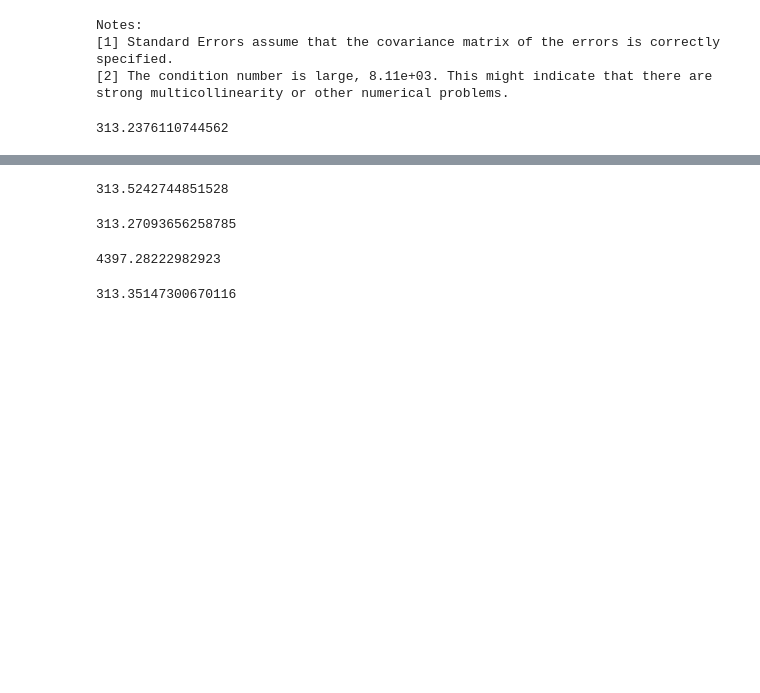
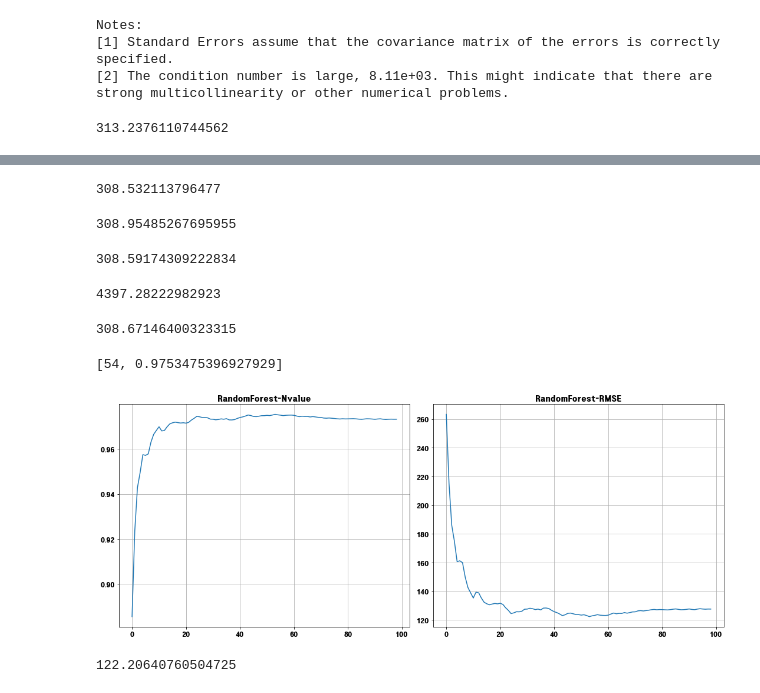
Before and after one commit to Jeong-Beom/TIL, a Jupyter notebook: Self-Study/복습 및 자습/DACON/펭귄 몸무게 예측 경진대회(Basic)/Model_Plus.ipynb, the cells around one changed output, grey strips where cells are left out. Drawn from its saved outputs; the diff is of its cells as text; code cells hidden in the pictures; blank space fills up the shorter version.

```diff
--- a/Self-Study/복습 및 자습/DACON/펭귄 몸무게 예측 경진대회(Basic)/Model_Plus.ipynb
+++ b/Self-Study/복습 및 자습/DACON/펭귄 몸무게 예측 경진대회(Basic)/Model_Plus.ipynb
@@ -126,3 +137,16 @@ def RMSE(true, pred):
 RMSE(result.predict(train[x_list]), train.Body_Mass)
 # %% [output]
 313.2376110744562
+# %%
+train.columns = ['Species', 'Island', 'Clutch_Completion', 'Culmen_Length',
+                 'Culmen_Depth', 'Flipper_Length', 'Sex', 'Delta_15_N', 'Delta_13_C',
+                 'Body_Mass']
+# %%
+from statsmodels.formula.api import ols
+from statsmodels.api import OLS, add_constant
+x_list = train.drop(['Body_Mass'], axis = 1).columns
+formula = 'Body_Mass~' + '+'.join(x_list)
+model = OLS.from_formula(formula, data = train)
+result = model.fit()
+# print(result.params)
+result.summary()
@@ -129,21 +183,25 @@ RMSE(result.predict(train[x_list]), train.Body_Mass)
+# %%
+RMSE(result.predict(train.drop(['Body_Mass'], axis = 1)), train.Body_Mass)
+# %% [output]
+308.532113796477
 # %%
 # 릿지모델
 from sklearn.linear_model import Ridge, Lasso
 
 ridge = Ridge(alpha = 0.1, solver = 'sag', random_state = 7)
-ridge.fit(train[x_list], train.Body_Mass)
-RMSE(ridge.predict(train[x_list]), train.Body_Mass)
+ridge.fit(train.drop(['Body_Mass'], axis = 1), train.Body_Mass)
+RMSE(ridge.predict(train.drop(['Body_Mass'], axis = 1)), train.Body_Mass)
 # %% [output]
-313.5242744851528
+308.95485267695955
 # %%
 # 라쏘 모델
 from sklearn.linear_model import Ridge, Lasso
 
-lasso = Lasso(alpha = 1)
-lasso.fit(train[x_list], train.Body_Mass)
-RMSE(lasso.predict(train[x_list]), train.Body_Mass)
+lasso = Lasso(alpha = -1)
+lasso.fit(train.drop(['Body_Mass'], axis = 1), train.Body_Mass)
+RMSE(lasso.predict(train.drop(['Body_Mass'], axis = 1)), train.Body_Mass)
 # %% [output]
-313.27093656258785
+308.59174309222834
 # %%
 # SGDRegressor
 from sklearn.linear_model import SGDRegressor
@@ -159,7 +217,48 @@ RMSE(sgd.predict(train[x_list]), train.Body_Mass)
 
 from sklearn.linear_model import ElasticNet
 elastic_net = ElasticNet(alpha = 0.01, l1_ratio = 0.5, random_state=42)
-elastic_net.fit(train[x_list],train.Body_Mass)
-RMSE(elastic_net.predict(train[x_list]), train.Body_Mass)
+elastic_net.fit(train.drop(['Body_Mass'], axis = 1),train.Body_Mass)
+RMSE(elastic_net.predict(train.drop(['Body_Mass'], axis = 1)), train.Body_Mass)
 # %% [output]
-313.35147300670116
+308.67146400323315
+# %%
+# 랜덤 포레스트
+from sklearn.ensemble import RandomForestRegressor
+
+value = [0, 0]
+plot_list1 = []
+plot_list2 = []
+for i in range(1, 100):
+    rf = RandomForestRegressor(n_estimators = i,random_state = 7)
+    rf.fit(train[x_list], train.Body_Mass)
+    plot_list1.append(rf.score(train.drop(['Body_Mass'], axis = 1), train.Body_Mass))
+    plot_list2.append(RMSE(rf.predict(train.drop(['Body_Mass'], axis = 1)), train.Body_Mass))
+    if value[1] < rf.score(train.drop(['Body_Mass'], axis = 1), train.Body_Mass):
+        value[0] = i
+        value[1] = rf.score(train.drop(['Body_Mass'], axis = 1), train.Body_Mass)
+value
+# %% [output]
+[54, 0.9753475396927929]
+# %%
+fig, axes = plt.subplots(1, 2, figsize = (15, 6), sharey = False) # 축 범위를 같게하고 싶으면 sharey를 True로 변경
+
+ax = axes[0]
+ax.set_title('RandomForest-Nvalue')
+ax.plot(plot_list1)
+ax.grid()
+
+ax = axes[1]
+ax.set_title('RandomForest-RMSE')
+ax.plot(plot_list2)
+ax.grid()
+
+plt.tight_layout()
+plt.show()
+# %% [output]
+[figure, added]
+# %%
+rf= RandomForestRegressor(n_estimators = 54,random_state = 7)
+rf.fit(train.drop(['Body_Mass'], axis = 1), train.Body_Mass)
+RMSE(rf.predict(train.drop(['Body_Mass'], axis = 1)), train.Body_Mass)
+# %% [output]
+122.20640760504725
```
Also changed, not shown: parts of 10 cells of this notebook, 1 other file.
